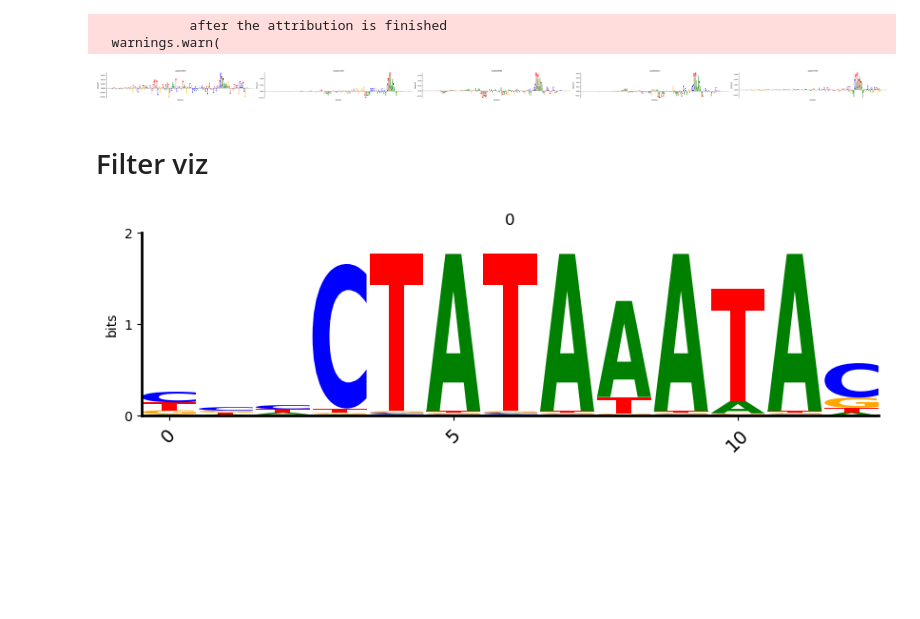
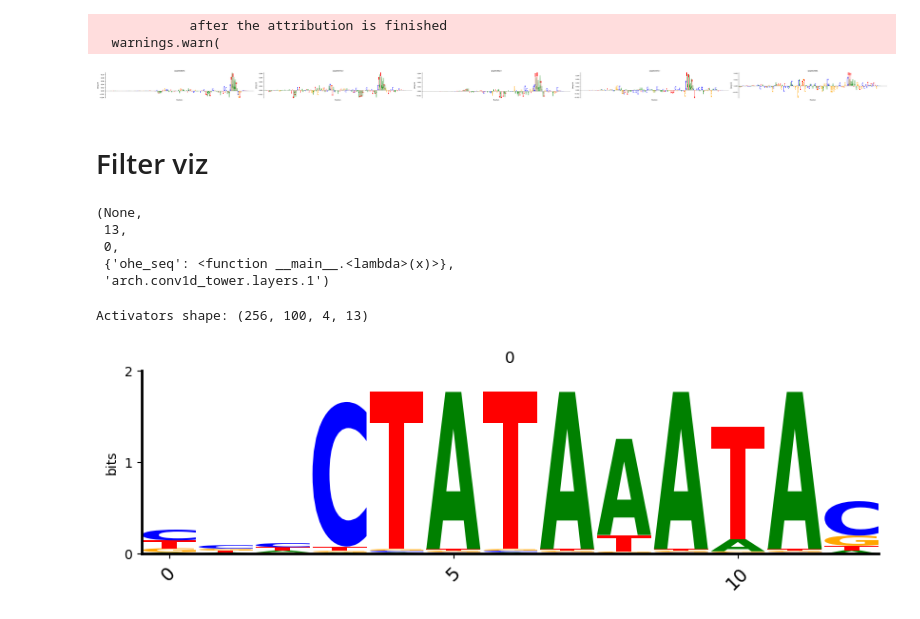
Before and after one commit to ML4GLand/EUGENe_paper, a Jupyter notebook: notebooks/jores21/jores21_interpretation.ipynb, the cells around one changed output. Cells and saved outputs as stored; diff of their text form; code cells hidden in the pictures; blank space fills up the shorter version.

```diff
--- a/notebooks/jores21/jores21_interpretation.ipynb
+++ b/notebooks/jores21/jores21_interpretation.ipynb
@@ -58,8 +55,8 @@ PyTorch version: 2.0.0
 # Load in the `leaf`, `proto` and `combined` test `SeqData`s
 # %%
 # Load in the preprcoessed test data with predictions
-sdata_leaf = sd.open_zarr(os.path.join(settings.output_dir, "leaf", "jores21_leaf_test_predictions.zarr"))
-sdata_proto = sd.open_zarr(os.path.join(settings.output_dir, "proto", "jores21_proto_test_predictions.zarr"))
+sdata_leaf = sd.open_zarr(os.path.join(settings.output_dir, "leaf", "leaf_test_predictions.zarr"))
+sdata_proto = sd.open_zarr(os.path.join(settings.output_dir, "proto", "proto_test_predictions.zarr"))
 sdata_combined = sd.open_zarr(os.path.join(settings.output_dir, "combined", "jores21_combined_test_predictions.zarr"))
 # %% [markdown]
 # Load the best model
@@ -80,7 +77,9 @@ combined_model = models.SequenceModule.load_from_checkpoint(combined_model_file,
 [rank: 0] Global seed set to 5
 # %%
 # Choose which model you want to intepret
-name = "proto"
+name = "leaf"
+arch = "hybrid"
+trial = 5
 model = leaf_model
 sdata = sdata_leaf
 # %% [markdown]
@@ -100,21 +99,19 @@ interpret.attribute_sdata(
             after the attribution is finished
   warnings.warn(
 # %%
-# Grab the top 5 in terms of predictions to plot tracks for
-top5_inds = sdata["hybrid_trial_3_enrichment_predictions"].to_series().sort_values(ascending=False).iloc[:5].index
-top5_ids = sdata["id"][top5_inds].values
-top5_vals = sdata["hybrid_trial_3_enrichment_predictions"][top5_inds].values
-
+top5 = sdata[f"{arch}_trial_{trial}_enrichment_predictions"].to_series().sort_values(ascending=False).iloc[:5].index
+top5_idx = np.argsort(sdata[f"{arch}_trial_{trial}_enrichment_predictions"].values)[::-1][:5]
+ids = sdata["id"].values[top5_idx]
 pl.multiseq_track(
     sdata,
-    seq_ids=top5_ids,
+    seq_ids=ids,
     attrs_keys = f"{method}_attrs",
     ylabs=method,
     height=3,
     width=70,
     save=os.path.join(settings.figure_dir, name, f"{name}_best_model_feature_attr.pdf")
 )
 # %% [output]
-[figure, old version]
+[figure, new version]
 # %% [markdown]
 # Filter viz
@@ -124,3 +118,36 @@ layer_name = "arch.conv1d_tower.layers.1"
+# %%
+if arch == "jores21_cnn":
+    model.to("cuda")
+    layer_name = "arch.biconv"
+    seqs = sdata["ohe_seq"].transpose("_sequence", "_ohe", "length").to_numpy()
+    seqs_torch = torch.tensor(seqs, dtype=torch.float32).to(model.device)
+    kernel = models.get_layer(model, f"{layer_name}.kernels")[0].to(model.device)
+    bias = models.get_layer(model, f"{layer_name}.biases")[0].to(model.device)
+    activations = F.conv1d(seqs_torch, kernel, stride=1, padding="same")
+    activations = torch.add(activations.transpose(1, 2), bias).transpose(1, 2)
+    activations = activations.detach().cpu().numpy()
+    padding = 6
+    transforms=None
+    kernel_size = 13
+else:
+    if arch == "deepstarr":
+        kernel_size = 7
+        padding = 3
+        layer_name = "arch.conv1d_tower.layers.2"
+    else:
+        padding = 0
+        kernel_size = 13
+        layer_name = "arch.conv1d_tower.layers.1"
+    activations = None
+    seqs = None
+    transforms={"ohe_seq": lambda x: torch.tensor(x, dtype=torch.float32).permute(0, 2, 1)}
+activations, kernel_size, padding, transforms, layer_name
+# %% [output]
+(None,
+ 13,
+ 0,
+ {'ohe_seq': <function __main__.<lambda>(x)>},
+ 'arch.conv1d_tower.layers.1')
 # %%
 # Generate pfms from filters
 interpret.generate_pfms_sdata(
@@ -129,9 +156,15 @@ interpret.generate_pfms_sdata(
     seq_key="ohe_seq",
     layer_name=layer_name,
     kernel_size=13,
+    activations=activations,
+    seqs=seqs,
+    num_filters=256,
+    padding=padding,
     num_seqlets=100,
-    transforms={"ohe_seq": lambda x: torch.tensor(x, dtype=torch.float32).permute(0, 2, 1)},
+    transforms=transforms,
 )
+# %% [output]
+Activators shape: (256, 100, 4, 13)
 # %%
 # Visualize a filter of choice
 pl.filter_viz(
```
Also changed, not shown: parts of 13 cells of this notebook, 4 other files.
